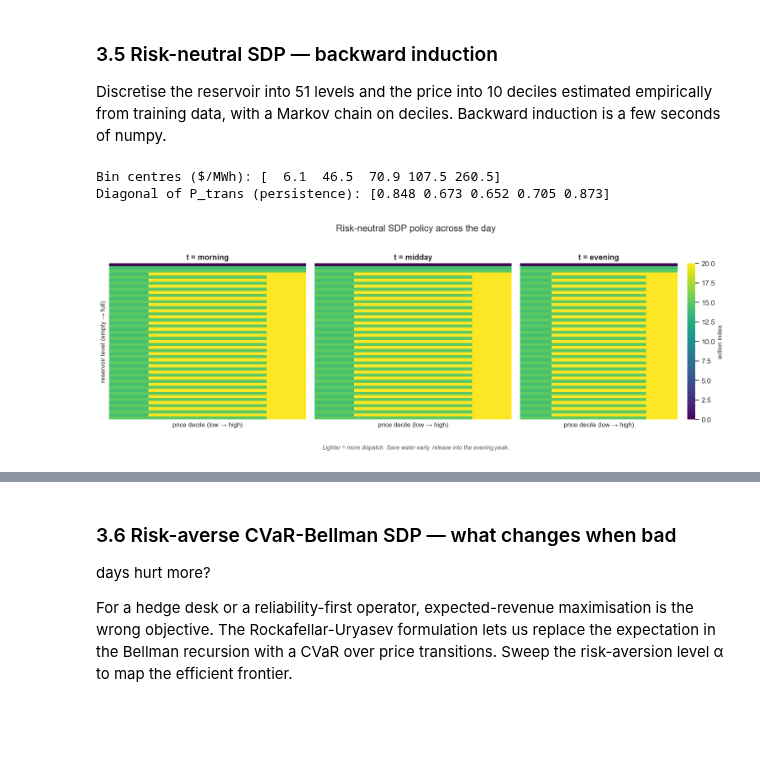
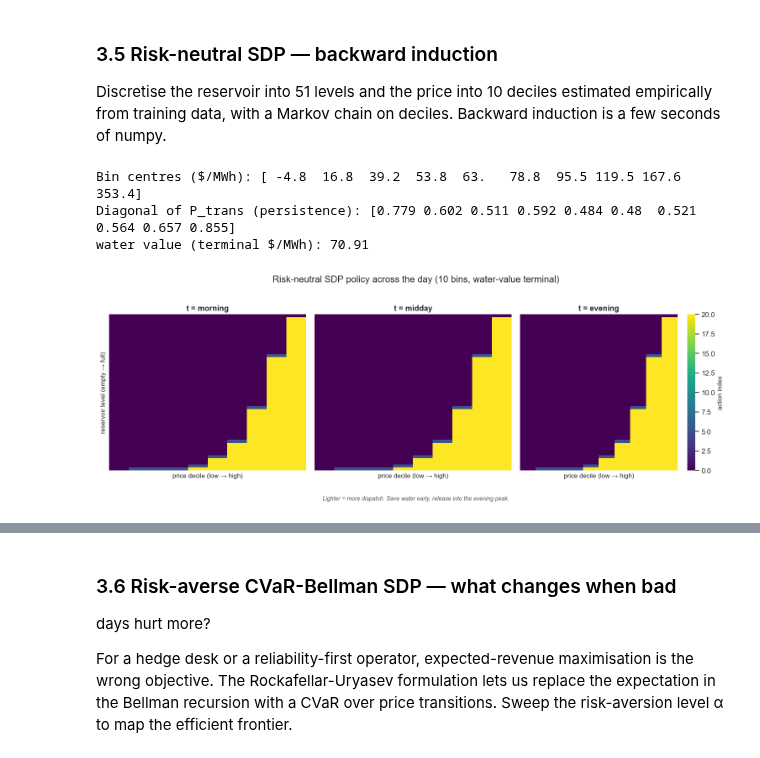
Before and after one commit to Ahmad-Jaradat-Space/hydro-storage-scheduling, a Jupyter notebook: notebook.ipynb, the cells around one changed output, grey strips where cells are left out. Saved outputs shown, nothing was run; the diff lists cells and outputs as text; code cells hidden in the pictures; blank space fills up the shorter version.

```diff
--- a/notebook.ipynb
+++ b/notebook.ipynb
@@ -240,33 +241,44 @@ deciles. Backward induction is a few seconds of numpy.
 # %%
 # One-week horizon (336 half-hours): a reservoir of 5000 MWh holds
 # only ~25 hours of full dispatch, so over a week the operator must
 # ration. That is where the SDP buys real value over the greedy rule.
 #
-# Five price bins (rather than ten) so each tail bin has enough mass
-# (~20%) for CVaR-Bellman to bite at small alpha; with ten bins and a
-# highly persistent transition matrix, CVaR collapses to the
-# expectation and the risk-aversion sweep degenerates.
+# Discretisation: 10 quantile-based price bins. Quantile binning
+# auto-allocates more bins to the heavy right tail (where the spike
+# value lives) without hard-coding a log axis. The earlier 5-bin
+# choice was throwing away spike value: top-bin centre was $260/MWh
+# while actual spikes go to $16,600.
 HORIZON = 336
-N_BINS = 5
+N_BINS = 10
 P_trans, edges, _ = data.empirical_transition_matrix(train_prices, n_bins=N_BINS)
 price_centres = data.bin_centres(train_prices, edges)
-print("Bin centres ($/MWh):", price_centres.round(1))
-print("Diagonal of P_trans (persistence):", P_trans.diagonal().round(3))
+print('Bin centres ($/MWh):', price_centres.round(1))
+print('Diagonal of P_trans (persistence):', P_trans.diagonal().round(3))
+
+# Terminal-reward calibration: water carried past t=T is worth at
+# least the median expected price ($/MWh) -- without this, the SDP
+# has no incentive to leave any water in storage at the horizon end
+# and dispatches everything by the last few periods, which is one of
+# the reasons the v1 SDP underperformed greedy on mean revenue.
+water_value = float(np.median(price_centres))
+print(f'water value (terminal $/MWh): {water_value:.2f}')
 
 V_grid, a_grid, value_rn, policy_rn = models.solve_sdp(
-    reservoir, P_trans, price_centres, T=HORIZON, n_V=51, n_a=21)
+    reservoir, P_trans, price_centres, T=HORIZON, n_V=51, n_a=21,
+    water_value=water_value)
 
 fig, axes = plt.subplots(1, 3, figsize=(14, 4.5), sharey=True)
 plots.policy_heatmap_grid(
     policy_rn, V_grid,
     t_list=[6, 24, 40],
-    titles=["t = morning", "t = midday", "t = evening"],
+    titles=['t = morning', 't = midday', 't = evening'],
     axes=axes,
 )
-fig.suptitle("Risk-neutral SDP policy across the day", y=1.02)
-plots.caption(fig, "Lighter = more dispatch. Save water early, release into the evening peak.")
+fig.suptitle('Risk-neutral SDP policy across the day (10 bins, water-value terminal)', y=1.02)
+plots.caption(fig, 'Lighter = more dispatch. Save water early, release into the evening peak.')
 plt.tight_layout(); plt.show()
 # %% [output]
-Bin centres ($/MWh): [  6.1  46.5  70.9 107.5 260.5]
-Diagonal of P_trans (persistence): [0.848 0.673 0.652 0.705 0.873]
+Bin centres ($/MWh): [ -4.8  16.8  39.2  53.8  63.   78.8  95.5 119.5 167.6 353.4]
+Diagonal of P_trans (persistence): [0.779 0.602 0.511 0.592 0.484 0.48  0.521 0.564 0.657 0.855]
+water value (terminal $/MWh): 70.91
-[figure, old version]
+[figure, new version]
```
Also changed, not shown: parts of 16 cells of this notebook, 4 other files.
